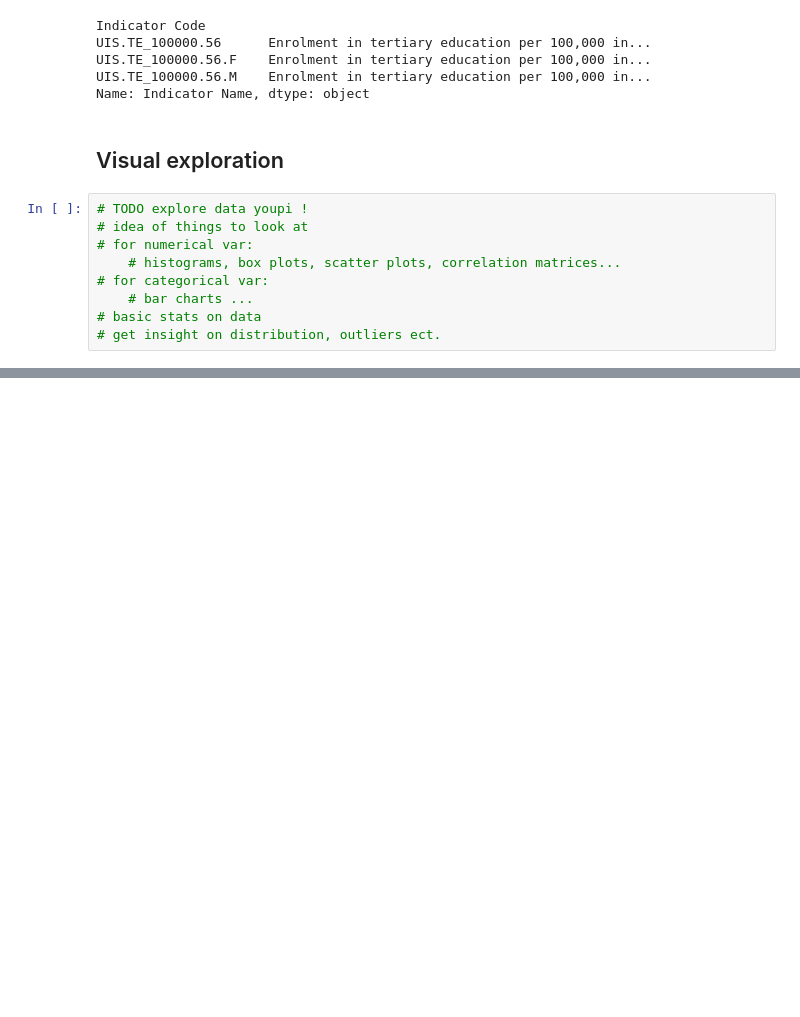
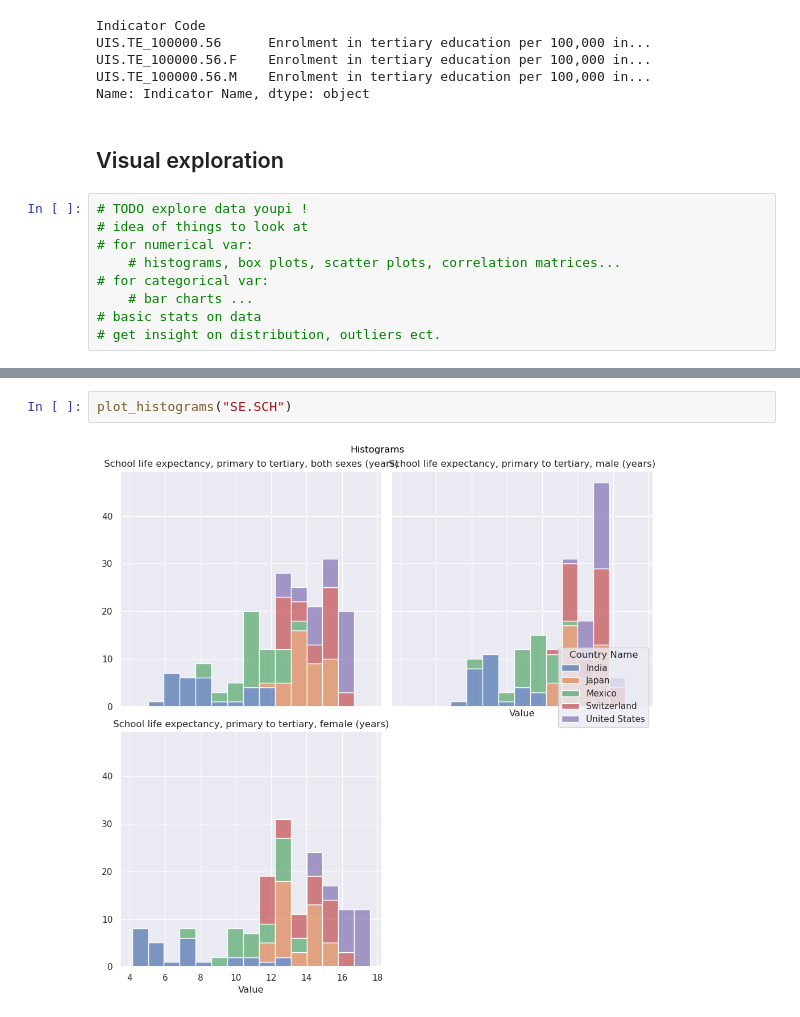
Before and after one commit to com-480-data-visualization/project-2024-school-mappers, a Jupyter notebook: Milestone1.ipynb, the cells around one changed output, grey strips where cells are left out. Drawn from its saved outputs; the diff is of its cells as text; blank space fills up the shorter version.

```diff
--- a/Milestone1.ipynb
+++ b/Milestone1.ipynb
@@ -270,0 +324,4 @@ subset[['Country Name','2002','2003','2004','2005']].head()
+# %%
+plot_histograms("SE.SCH")
+# %% [output]
+[figure, added]
```
Also changed, not shown: parts of 21 cells of this notebook, 10 other files.
